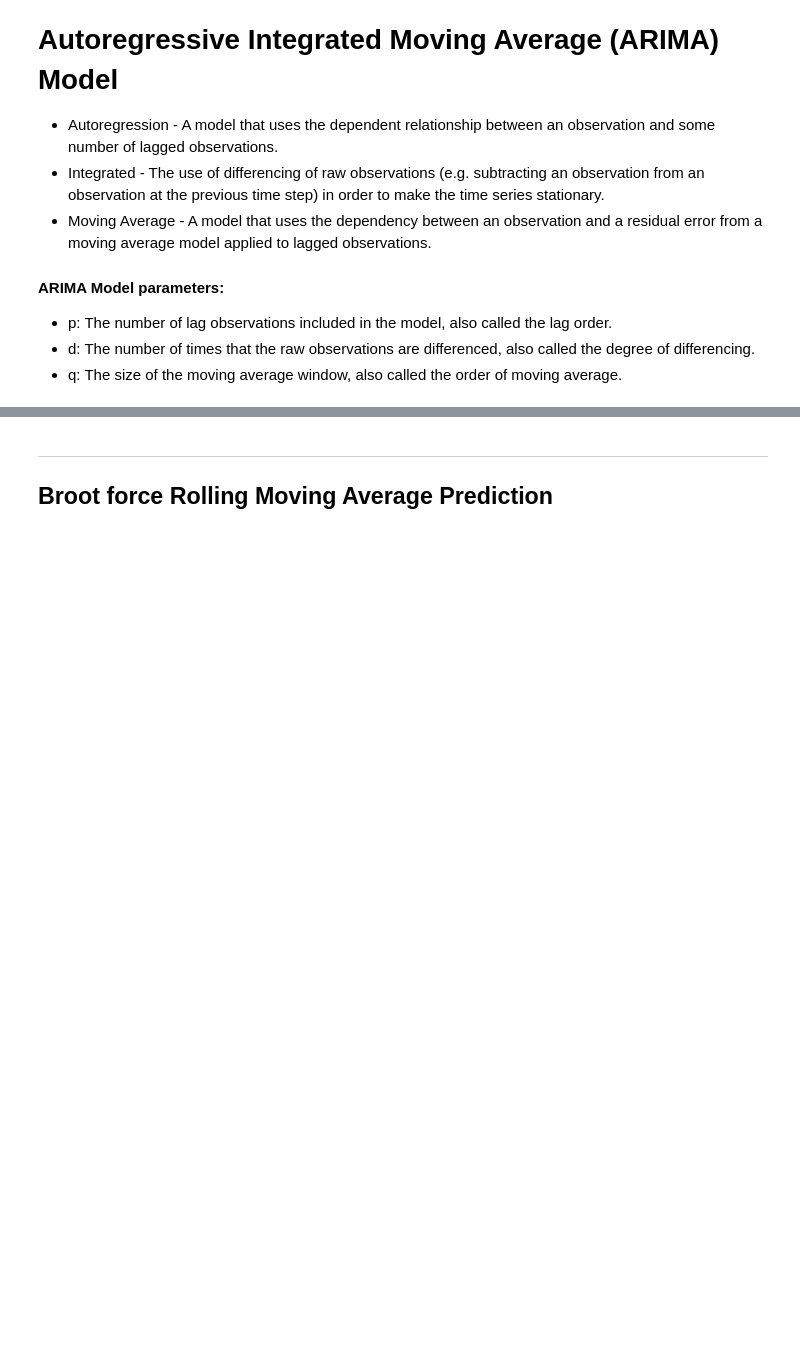
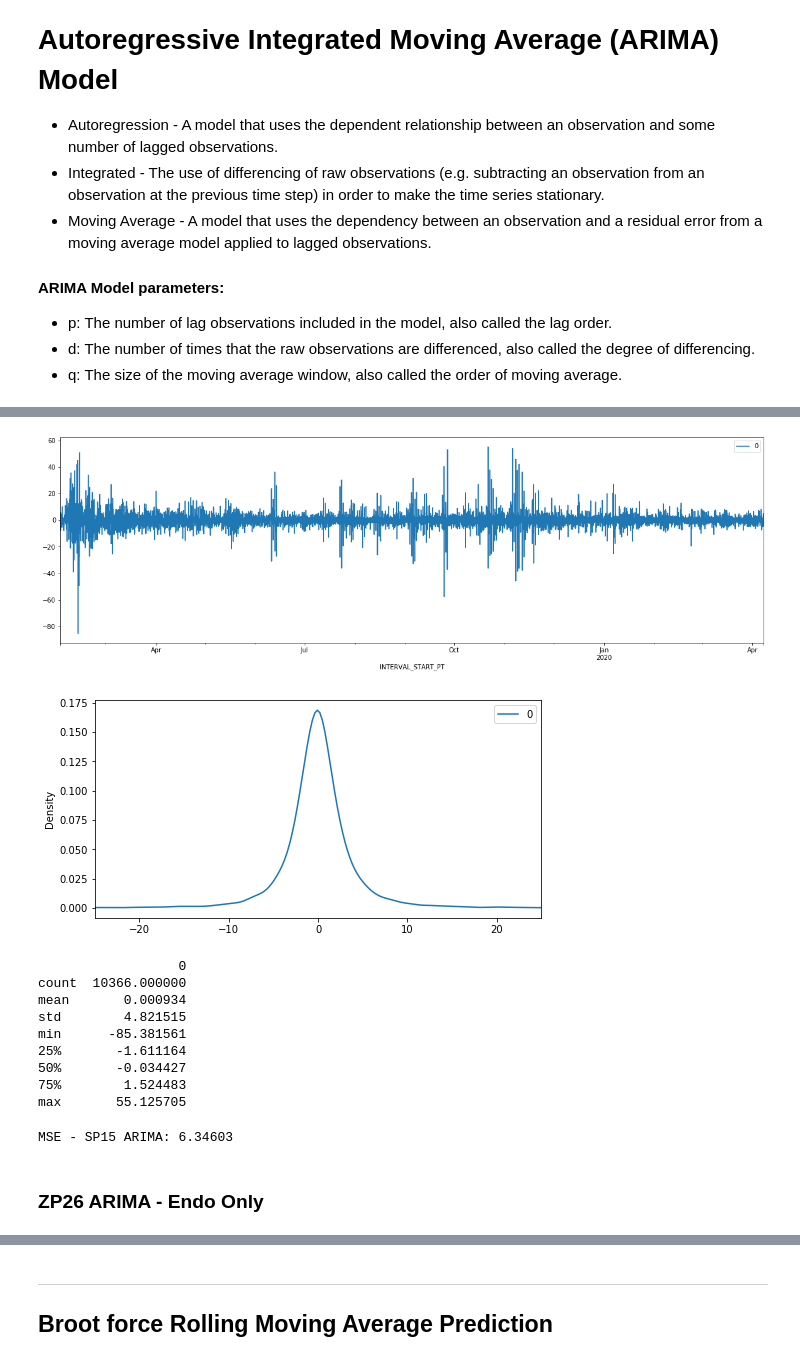
Before and after one commit to Morgan-Sell/caiso-price-forecast, a Jupyter notebook: arima.ipynb, the cells around one changed output, grey strips where cells are left out. Saved outputs shown, nothing was run; the diff lists cells and outputs as text; code cells hidden in the pictures; blank space fills up the shorter version.

```diff
--- a/arima.ipynb
+++ b/arima.ipynb
@@ -401,0 +445,26 @@ MSE - ZP26 ARIMA: 8.88617
+# %%
+sp15_arima_endo_resids = pd.DataFrame(sp15_arima_endo.resid)
+sp15_arima_endo_resids.plot(figsize=(20,6))
+sp15_arima_endo_resids.plot(kind='kde', figsize=(8,4),xlim=(-25,25))
+plt.show();
+print(sp15_arima_endo_resids.describe())
+# %% [output]
+[figure, added]
+[figure, added]
+                  0
+count  10366.000000
+mean       0.000934
+std        4.821515
+min      -85.381561
+25%       -1.611164
+50%       -0.034427
+75%        1.524483
+max       55.125705
+# %%
+sp_arima_endo_fcst = sp15_arima_endo.forecast(steps=n_steps_endo)[0]
+mse_sp_arima_endo = mean_squared_error(sp15_lmp_test[:n_steps_endo], sp_arima_endo_fcst)
+print('MSE - SP15 ARIMA: {}'.format(round(mse_sp_arima_endo, 5)))
+# %% [output]
+MSE - SP15 ARIMA: 6.34603
+# %% [markdown]
+### ZP26 ARIMA - Endo Only
```
Also changed, not shown: parts of 27 cells of this notebook, 1 other file.
